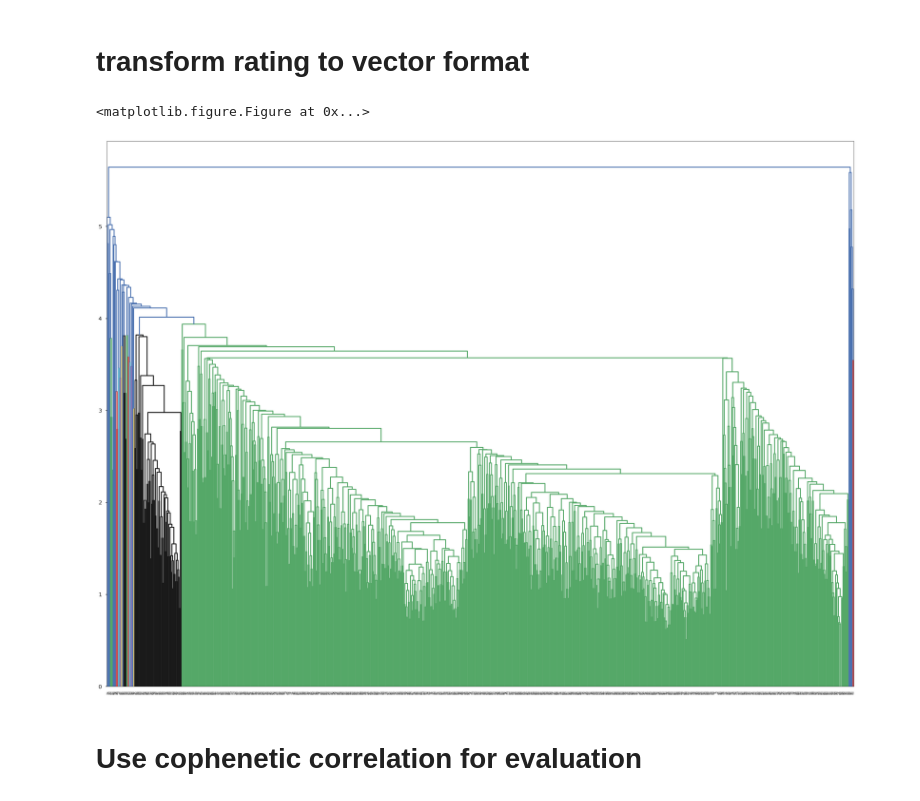
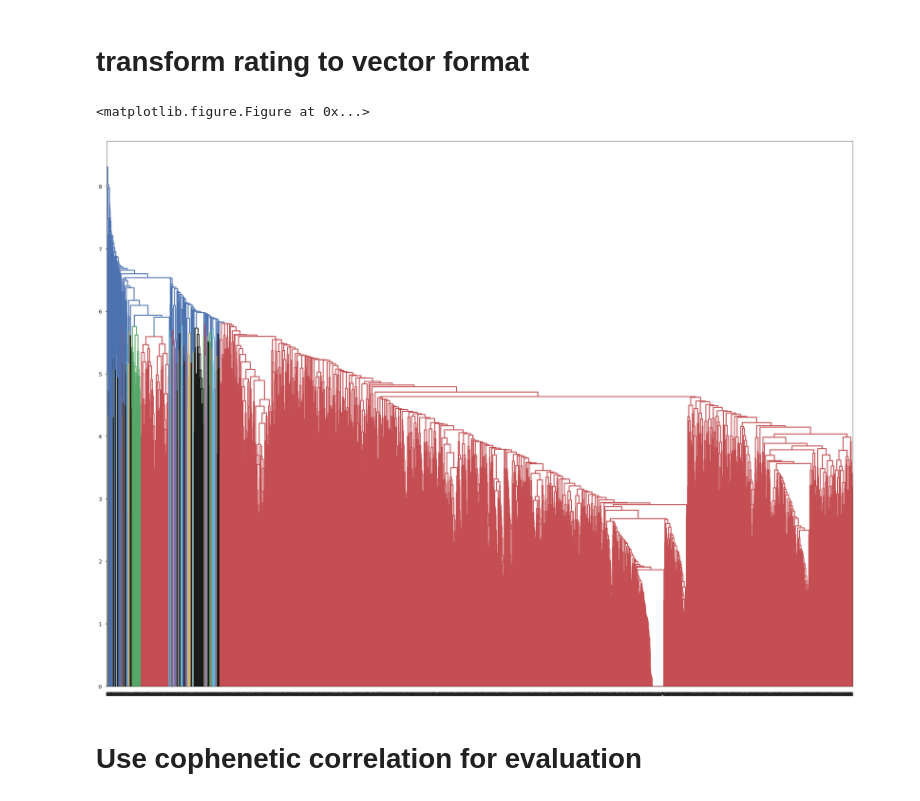
Before and after one commit to AbhayKasturia/YelpRecommendationSystem, a Jupyter notebook: Clustering/Clustering.ipynb, the cells around one changed output. Cells and saved outputs as stored; diff of their text form; code cells hidden in the pictures.

Commit message:
add clustering on state and clustering on city file

```diff
--- a/Clustering/Clustering.ipynb
+++ b/Clustering/Clustering.ipynb
@@ -134,0 +120,7 @@ with open('./review.json', 'r') as rv:
+# %%
+listCity = {}
+for i in ucrmap:
+    if i in bcrmap:
+        listCity[i] = {}
+        listCity[i]['user'] = len(ucrmap[i])
+        listCity[i]['business'] = len(bcrmap[i])
@@ -135,14 +171,15 @@ with open('./review.json', 'r') as rv:
 # %%
+City_of_Data = 'NV'
 filter_user = {}
 valid_user = {}
 valid_test_user = {}
-for i in user_rating:
-    if len(user_rating[i]) >= 20:
-        filter_user[i] = len(user_rating[i])
+for i in user_rating[City_of_Data]:
+    if len(user_rating[City_of_Data][i]) >= 20:
+        filter_user[i] = len(user_rating[City_of_Data][i])
 raw = sorted(filter_user.items(), key=lambda x:-x[1])
 valid_list = []
 for k, v in raw:
-    if k in ucrmap and k in test_urcmap:
+    if k in ucrmap[City_of_Data] and k in test_urcmap[City_of_Data]:
         valid_list.append(k)
-        valid_user[k] = ucrmap[k]
-        valid_test_user[k] = test_urcmap[k]
+        valid_user[k] = ucrmap[City_of_Data][k]
+        valid_test_user[k] = test_urcmap[City_of_Data][k]
@@ -180,7 +237,7 @@ def generate_nucrmap(data):
     for user in ucrmap:
         for i in tc:
             if i not in ucrmap[user]:
-                ucrmap[user][i] = 3
+                ucrmap[user][i] = 3.12
 
     nucrmap = {}
     for k, v in ucrmap.items():
@@ -205,17 +252,19 @@ for i in valid_list[:5000]:
+# %%
+data = nucrmap
 # %%
 listV = list(data.values())
 listK = list(data.keys())
 # %%
 # Agglomerative clustering using scipy
-Z = scipy.cluster.hierarchy.linkage(listV1, method='average')
+Z = scipy.cluster.hierarchy.linkage(listV, method='average')
 plt.clf()
-fig = plt.figure(figsize=(40, 30), dpi=100, facecolor='w', edgecolor='k')
+fig = plt.figure(figsize=(100, 60), dpi=100, facecolor='w', edgecolor='k')
 dd = scipy.cluster.hierarchy.dendrogram(Z)
 plt.savefig('{}.pdf'.format('average'))
 plt.show()
 # %% [output]
 <matplotlib.figure.Figure at 0x...>
-[figure, old version]
+[figure, new version]
 # %% [markdown]
 # Use cophenetic correlation for evaluation
 # %%
```
Also changed, not shown: parts of 22 cells of this notebook, 3 other files.
